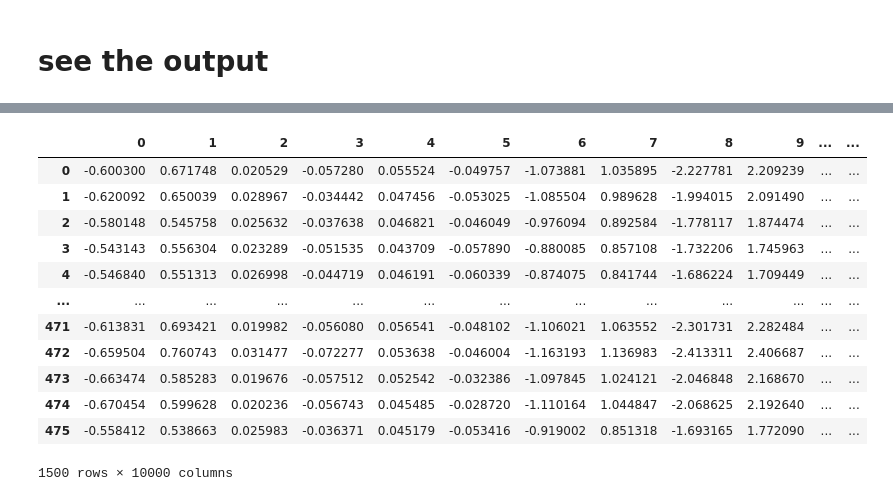
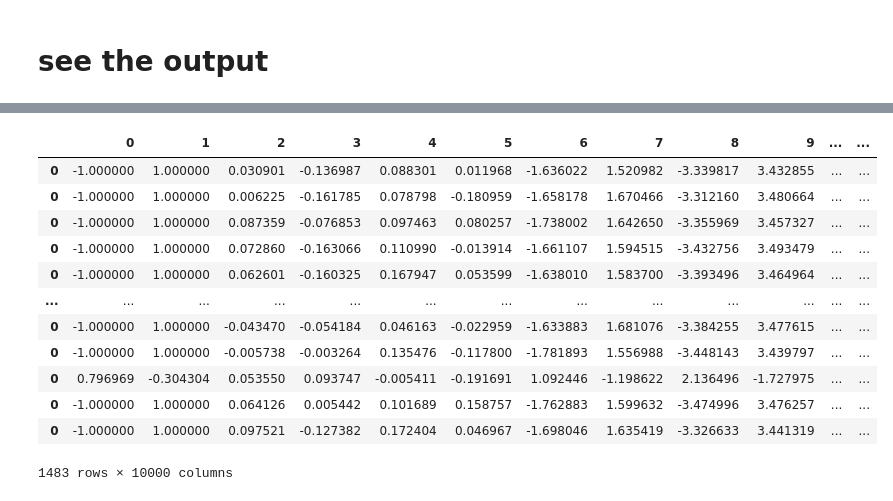
Before and after one commit to Nockda/dissertation, a Jupyter notebook: rl-baselines3-zoo-master/vae_clean_submit.ipynb, the cells around one changed output, grey strips where cells are left out. Saved outputs shown, nothing was run; the diff lists cells and outputs as text; code cells hidden in the pictures.

```diff
--- a/rl-baselines3-zoo-master/vae_clean_submit.ipynb
+++ b/rl-baselines3-zoo-master/vae_clean_submit.ipynb
@@ -403,8 +390,9 @@ plt.show()
 # %%
 with torch.no_grad():
     for batch in test_loader:
-        batch_data = batch[0]
+#         batch_data = batch[0]
         batch_data = batch_data.view(batch_data.size(0), -1)
+        batch_data = batch_data.float()
         mu, log_var = model.encoder(batch_data)
         print("mu is ", mu)
         print("log_var is ", log_var)
@@ -576,16 +495,0 @@ original_df
-# %%
-reconstructed_df
-# %% [output]
-|  | 0 | 1 | 2 | 3 | 4 | 5 | 6 | 7 | 8 | 9 | ... | ... |
-| 0 | -0.600300 | 0.671748 | 0.020529 | -0.057280 | 0.055524 | -0.049757 | -1.073881 | 1.035895 | -2.227781 | 2.209239 | ... | ... |
-| 1 | -0.620092 | 0.650039 | 0.028967 | -0.034442 | 0.047456 | -0.053025 | -1.085504 | 0.989628 | -1.994015 | 2.091490 | ... | ... |
-| 2 | -0.580148 | 0.545758 | 0.025632 | -0.037638 | 0.046821 | -0.046049 | -0.976094 | 0.892584 | -1.778117 | 1.874474 | ... | ... |
-| 3 | -0.543143 | 0.556304 | 0.023289 | -0.051535 | 0.043709 | -0.057890 | -0.880085 | 0.857108 | -1.732206 | 1.745963 | ... | ... |
-| 4 | -0.546840 | 0.551313 | 0.026998 | -0.044719 | 0.046191 | -0.060339 | -0.874075 | 0.841744 | -1.686224 | 1.709449 | ... | ... |
-| ... | ... | ... | ... | ... | ... | ... | ... | ... | ... | ... | ... | ... |
-| 471 | -0.613831 | 0.693421 | 0.019982 | -0.056080 | 0.056541 | -0.048102 | -1.106021 | 1.063552 | -2.301731 | 2.282484 | ... | ... |
-| 472 | -0.659504 | 0.760743 | 0.031477 | -0.072277 | 0.053638 | -0.046004 | -1.163193 | 1.136983 | -2.413311 | 2.406687 | ... | ... |
-| 473 | -0.663474 | 0.585283 | 0.019676 | -0.057512 | 0.052542 | -0.032386 | -1.097845 | 1.024121 | -2.046848 | 2.168670 | ... | ... |
-| 474 | -0.670454 | 0.599628 | 0.020236 | -0.056743 | 0.045485 | -0.028720 | -1.110164 | 1.044847 | -2.068625 | 2.192640 | ... | ... |
-| 475 | -0.558412 | 0.538663 | 0.025983 | -0.036371 | 0.045179 | -0.053416 | -0.919002 | 0.851318 | -1.693165 | 1.772090 | ... | ... |
-1500 rows × 10000 columns
@@ -591,0 +535,16 @@ reconstructed_df
+# %%
+label1_original_df
+# %% [output]
+|  | 0 | 1 | 2 | 3 | 4 | 5 | 6 | 7 | 8 | 9 | ... | ... |
+| 0 | -1.000000 | 1.000000 | 0.030901 | -0.136987 | 0.088301 | 0.011968 | -1.636022 | 1.520982 | -3.339817 | 3.432855 | ... | ... |
+| 0 | -1.000000 | 1.000000 | 0.006225 | -0.161785 | 0.078798 | -0.180959 | -1.658178 | 1.670466 | -3.312160 | 3.480664 | ... | ... |
+| 0 | -1.000000 | 1.000000 | 0.087359 | -0.076853 | 0.097463 | 0.080257 | -1.738002 | 1.642650 | -3.355969 | 3.457327 | ... | ... |
+| 0 | -1.000000 | 1.000000 | 0.072860 | -0.163066 | 0.110990 | -0.013914 | -1.661107 | 1.594515 | -3.432756 | 3.493479 | ... | ... |
+| 0 | -1.000000 | 1.000000 | 0.062601 | -0.160325 | 0.167947 | 0.053599 | -1.638010 | 1.583700 | -3.393496 | 3.464964 | ... | ... |
+| ... | ... | ... | ... | ... | ... | ... | ... | ... | ... | ... | ... | ... |
+| 0 | -1.000000 | 1.000000 | -0.043470 | -0.054184 | 0.046163 | -0.022959 | -1.633883 | 1.681076 | -3.384255 | 3.477615 | ... | ... |
+| 0 | -1.000000 | 1.000000 | -0.005738 | -0.003264 | 0.135476 | -0.117800 | -1.781893 | 1.556988 | -3.448143 | 3.439797 | ... | ... |
+| 0 | 0.796969 | -0.304304 | 0.053550 | 0.093747 | -0.005411 | -0.191691 | 1.092446 | -1.198622 | 2.136496 | -1.727975 | ... | ... |
+| 0 | -1.000000 | 1.000000 | 0.064126 | 0.005442 | 0.101689 | 0.158757 | -1.762883 | 1.599632 | -3.474996 | 3.476257 | ... | ... |
+| 0 | -1.000000 | 1.000000 | 0.097521 | -0.127382 | 0.172404 | 0.046967 | -1.698046 | 1.635419 | -3.326633 | 3.441319 | ... | ... |
+1483 rows × 10000 columns
```
Also changed, not shown: parts of 27 cells of this notebook, 13 other files.
